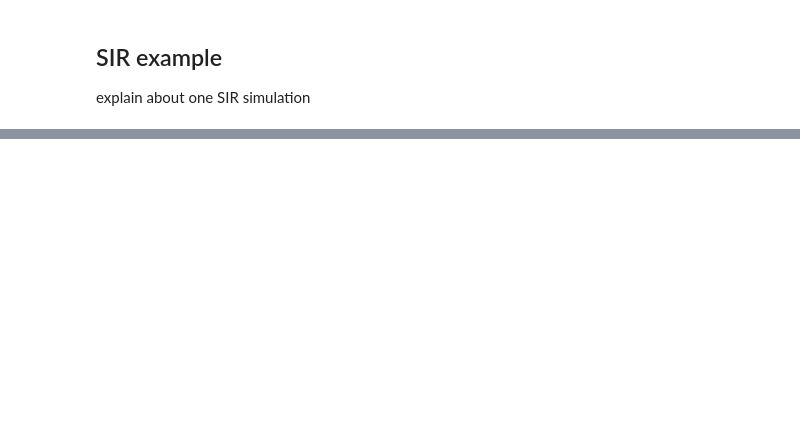
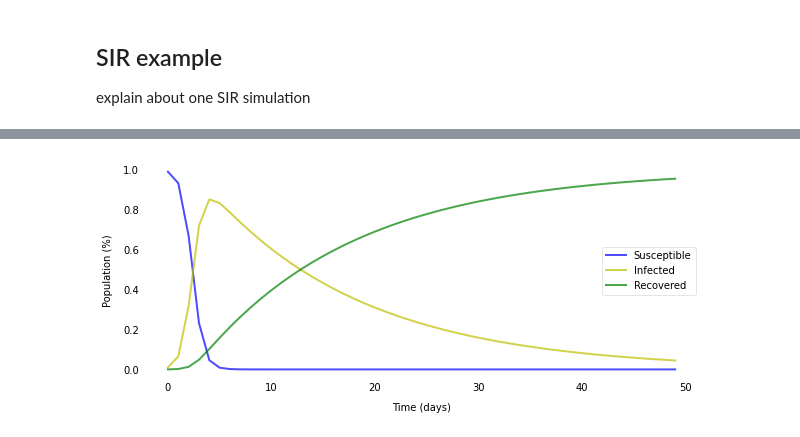
Before and after one commit to danielbdias/mdp-sir-modelling, a Jupyter notebook: sir_example.ipynb, the cells around one changed output, grey strips where cells are left out. Saved outputs shown, nothing was run; the diff lists cells and outputs as text; code cells hidden in the pictures; blank space fills up the shorter version.

```diff
--- a/sir_example.ipynb
+++ b/sir_example.ipynb
@@ -72,0 +62,10 @@ print( St + dSdt, It + dIdt, Rt + dRdt )
+# %%
+# Covid-19
+simulate_and_plot_sir_epidemics(
+    infected_people_per_day = 2,
+    infection_duration = 15,
+    days_of_simulation = 50,
+    initial_state = initial_state
+)
+# %% [output]
+[figure, added]
```
Also changed, not shown: parts of 11 cells of this notebook, 3 other files.
